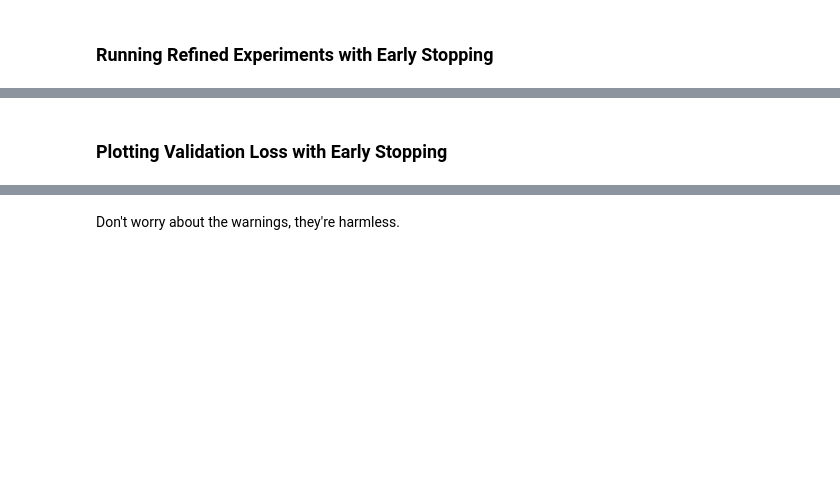
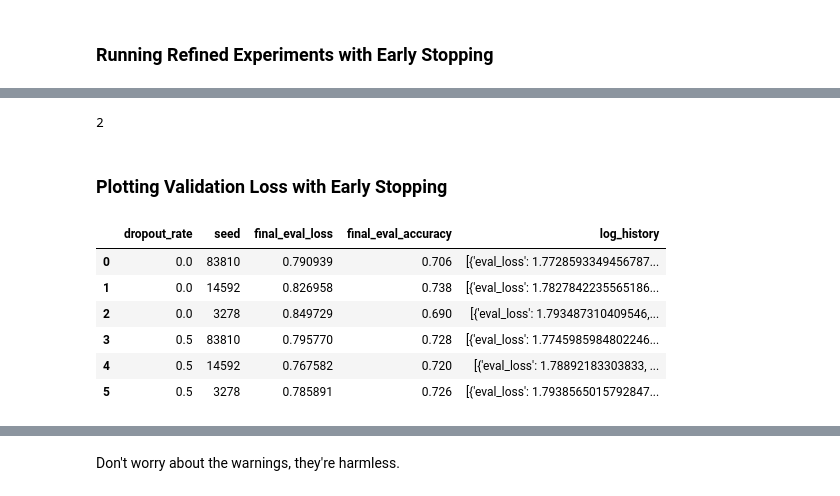
Before and after one commit to geleshChrsitUniversity/randomtest, a Jupyter notebook: examples/image_classification/image_classification_peft_lora.ipynb, the cells around one changed output, grey strips where cells are left out. Drawn from its saved outputs; the diff is of its cells as text; code cells hidden in the pictures; blank space fills up the shorter version.

```diff
--- a/examples/image_classification/image_classification_peft_lora.ipynb
+++ b/examples/image_classification/image_classification_peft_lora.ipynb
@@ -1193,5 +1189,19 @@ Training model with dropout 0.0 and seed 14592 (with early stopping)...
+# %%
+1+1
+# %% [output]
+2
 # %% [markdown]
 ### Plotting Validation Loss with Early Stopping
+# %%
+pd.DataFrame(all_refined_experiment_results)
+# %% [output]
+|  | dropout_rate | seed | final_eval_loss | final_eval_accuracy | log_history |
+| 0 | 0.0 | 83810 | 0.790939 | 0.706 | [{'eval_loss': 1.7728593349456787... |
+| 1 | 0.0 | 14592 | 0.826958 | 0.738 | [{'eval_loss': 1.7827842235565186... |
+| 2 | 0.0 | 3278 | 0.849729 | 0.690 | [{'eval_loss': 1.793487310409546,... |
+| 3 | 0.5 | 83810 | 0.795770 | 0.728 | [{'eval_loss': 1.7745985984802246... |
+| 4 | 0.5 | 14592 | 0.767582 | 0.720 | [{'eval_loss': 1.78892183303833, ... |
+| 5 | 0.5 | 3278 | 0.785891 | 0.726 | [{'eval_loss': 1.7938565015792847... |
 # %%
 import pandas as pd
 import matplotlib.pyplot as plt
```
Also changed, not shown: parts of 3 cells of this notebook.
